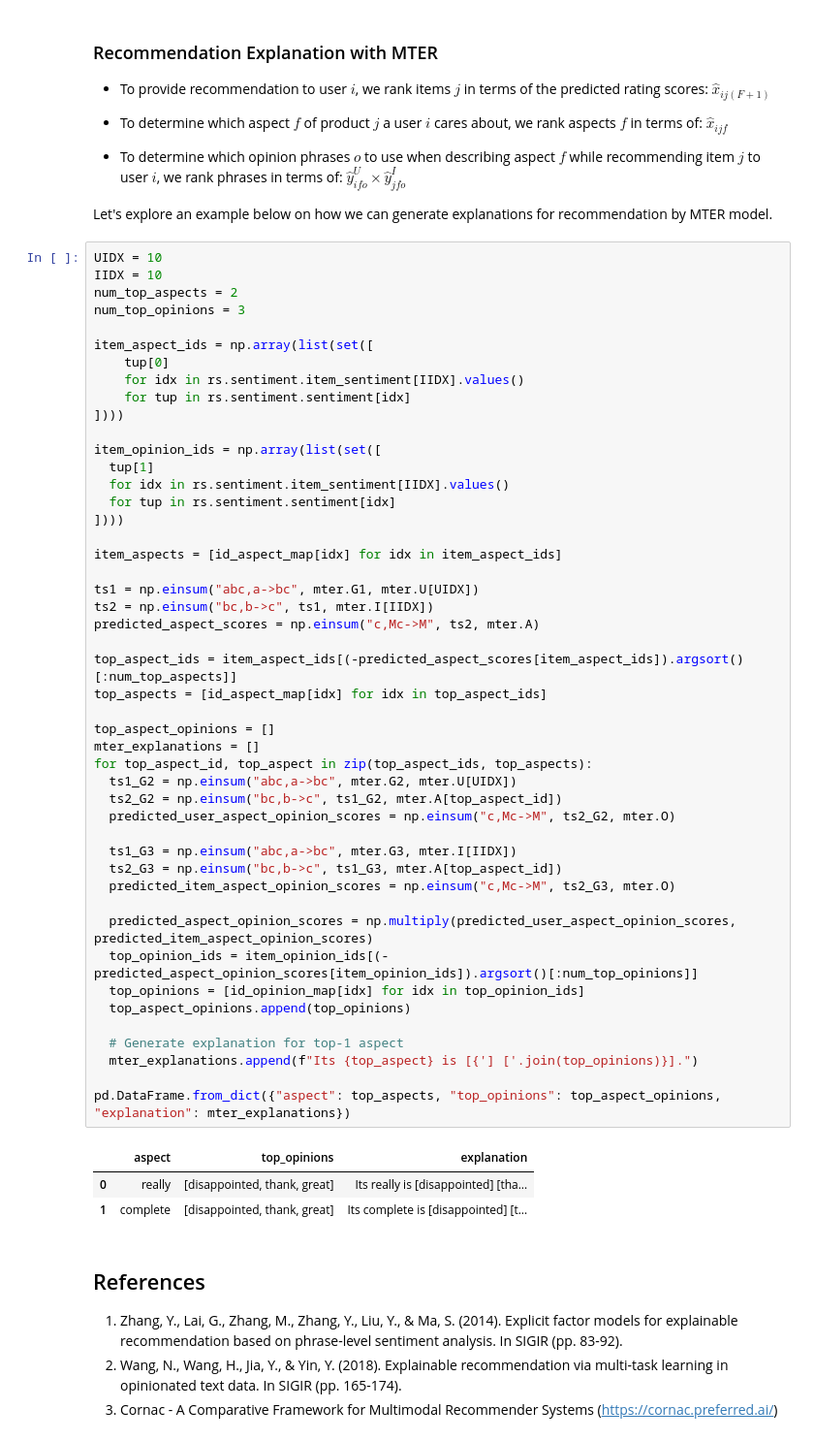
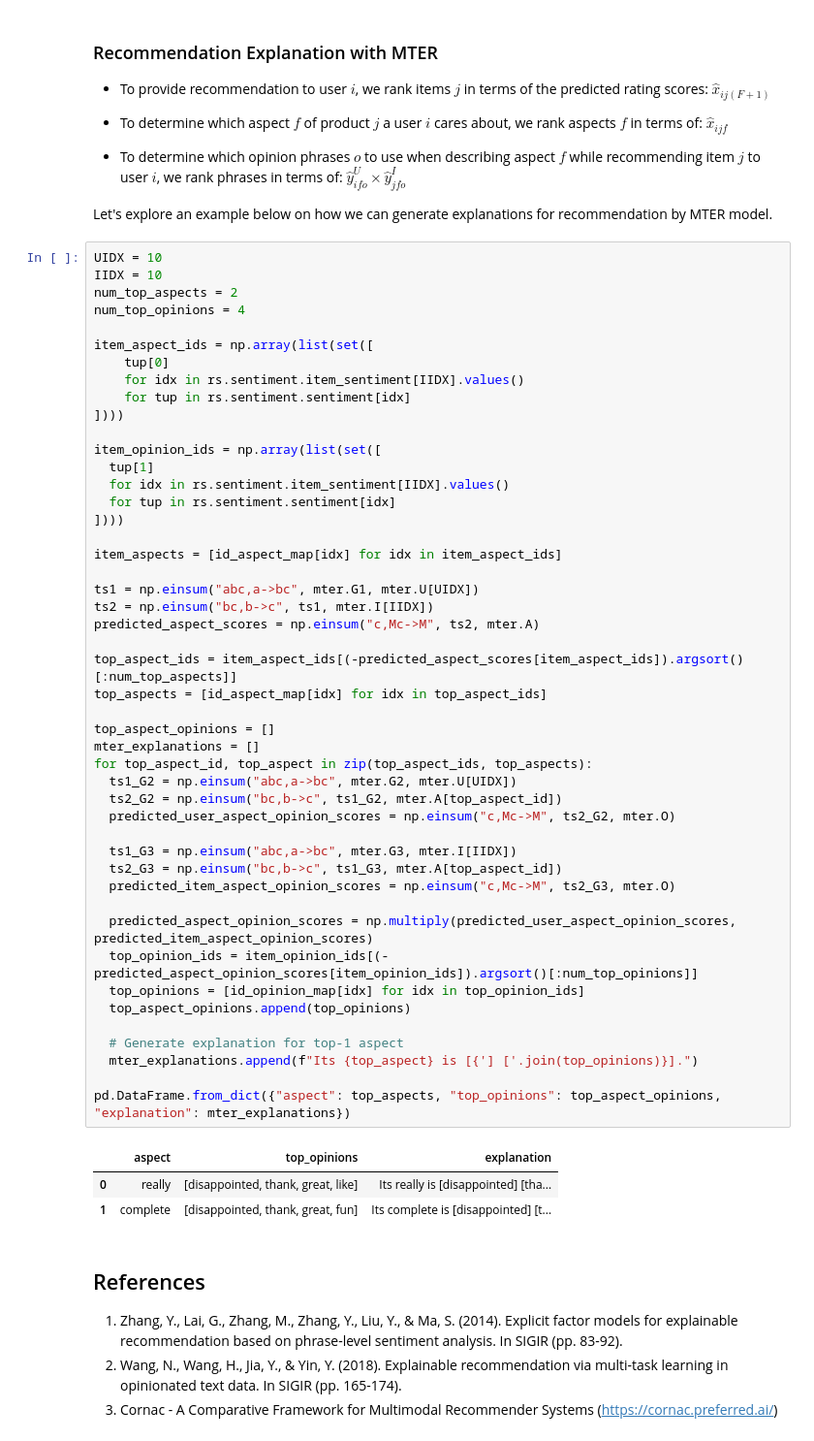
Before and after one commit to PreferredAI/tutorials, a Jupyter notebook: recommender-systems/07_explanations.ipynb, the cells around one changed output. Shown at 97% size. Cells and saved outputs as stored; diff of their text form.

Commit message:
change num_opinions to 4

```diff
--- a/recommender-systems/07_explanations.ipynb
+++ b/recommender-systems/07_explanations.ipynb
@@ -437,7 +429,7 @@ Let's explore an example below on how we can generate explanations for recommend
 UIDX = 10
 IIDX = 10
 num_top_aspects = 2
-num_top_opinions = 3
+num_top_opinions = 4
 
 item_aspect_ids = np.array(list(set([
     tup[0]
@@ -455,35 +447,35 @@ item_aspects = [id_aspect_map[idx] for idx in item_aspect_ids]
 
 ts1 = np.einsum("abc,a->bc", mter.G1, mter.U[UIDX])
 ts2 = np.einsum("bc,b->c", ts1, mter.I[IIDX])
 predicted_aspect_scores = np.einsum("c,Mc->M", ts2, mter.A)
 
 top_aspect_ids = item_aspect_ids[(-predicted_aspect_scores[item_aspect_ids]).argsort()[:num_top_aspects]]
 top_aspects = [id_aspect_map[idx] for idx in top_aspect_ids]
 
 top_aspect_opinions = []
 mter_explanations = []
 for top_aspect_id, top_aspect in zip(top_aspect_ids, top_aspects):
   ts1_G2 = np.einsum("abc,a->bc", mter.G2, mter.U[UIDX])
   ts2_G2 = np.einsum("bc,b->c", ts1_G2, mter.A[top_aspect_id])
   predicted_user_aspect_opinion_scores = np.einsum("c,Mc->M", ts2_G2, mter.O)
 
   ts1_G3 = np.einsum("abc,a->bc", mter.G3, mter.I[IIDX])
   ts2_G3 = np.einsum("bc,b->c", ts1_G3, mter.A[top_aspect_id])
   predicted_item_aspect_opinion_scores = np.einsum("c,Mc->M", ts2_G3, mter.O)
 
   predicted_aspect_opinion_scores = np.multiply(predicted_user_aspect_opinion_scores, predicted_item_aspect_opinion_scores)
   top_opinion_ids = item_opinion_ids[(-predicted_aspect_opinion_scores[item_opinion_ids]).argsort()[:num_top_opinions]]
   top_opinions = [id_opinion_map[idx] for idx in top_opinion_ids]
   top_aspect_opinions.append(top_opinions)
 
   # Generate explanation for top-1 aspect
   mter_explanations.append(f"Its {top_aspect} is [{'] ['.join(top_opinions)}].")
 
 pd.DataFrame.from_dict({"aspect": top_aspects, "top_opinions": top_aspect_opinions, "explanation": mter_explanations})
 # %% [output]
 |  | aspect | top_opinions | explanation |
-| 0 | really | [disappointed, thank, great] | Its really is [disappointed] [tha... |
-| 1 | complete | [disappointed, thank, great] | Its complete is [disappointed] [t... |
+| 0 | really | [disappointed, thank, great, like] | Its really is [disappointed] [tha... |
+| 1 | complete | [disappointed, thank, great, fun] | Its complete is [disappointed] [t... |
 # %% [markdown]
 ## References
 
```
Also changed, not shown: parts of 5 cells of this notebook.
